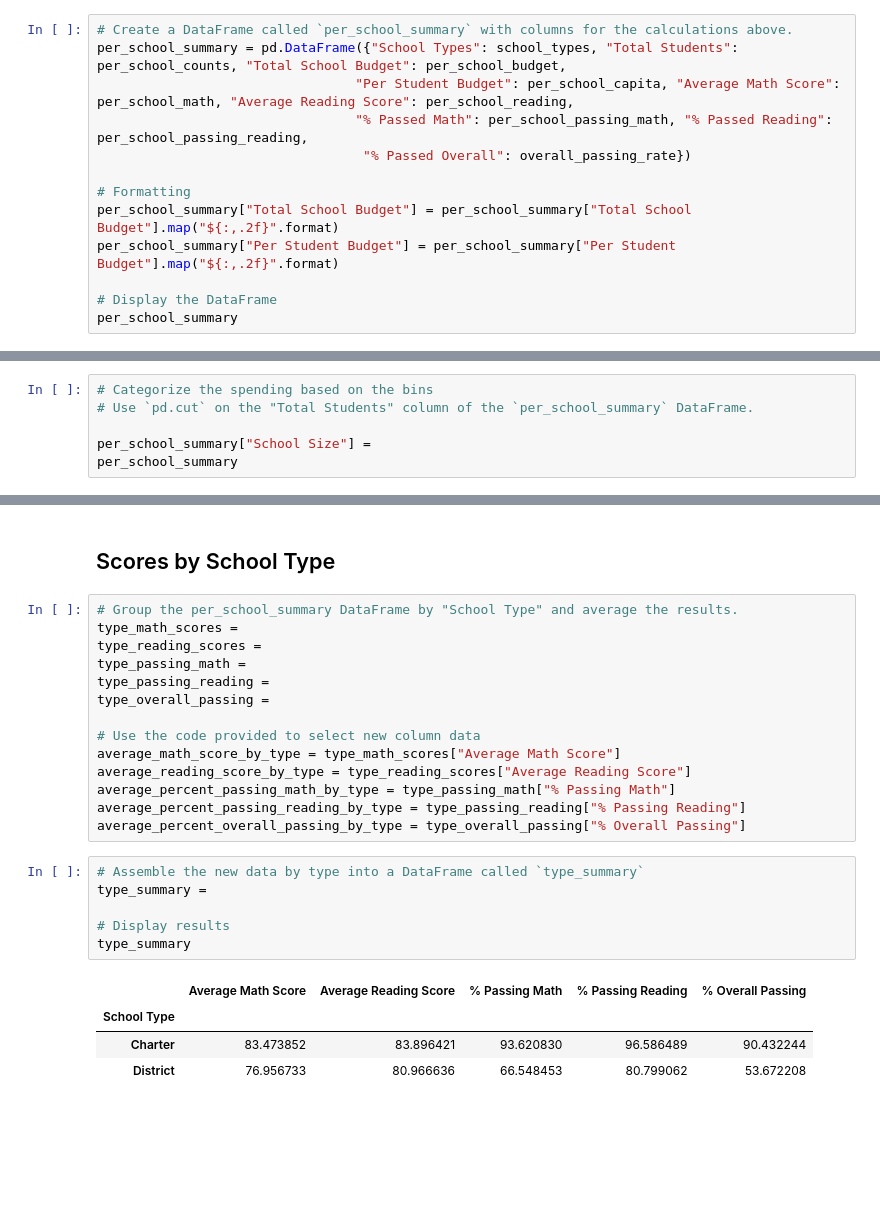
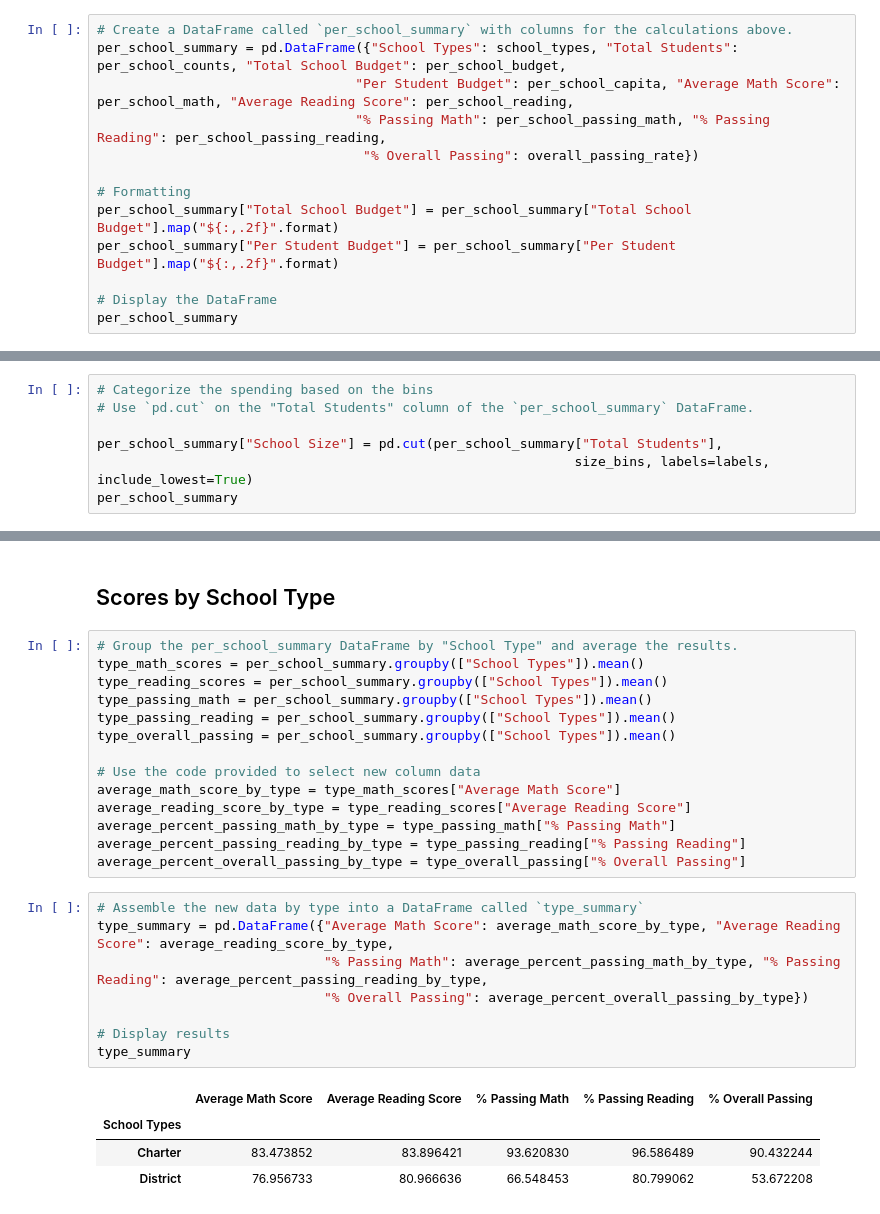
Before and after one commit to atmetz/pandas-challenge, a Jupyter notebook: PyCitySchools/PyCitySchools.ipynb, the cells around one changed output, grey strips where cells are left out. Saved outputs shown, nothing was run; the diff lists cells and outputs as text; blank space fills up the shorter version.

```diff
--- a/PyCitySchools/PyCitySchools.ipynb
+++ b/PyCitySchools/PyCitySchools.ipynb
@@ -258,8 +136,8 @@ Name: student_name, dtype: float64
 # Create a DataFrame called `per_school_summary` with columns for the calculations above.
 per_school_summary = pd.DataFrame({"School Types": school_types, "Total Students": per_school_counts, "Total School Budget": per_school_budget,
                                  "Per Student Budget": per_school_capita, "Average Math Score": per_school_math, "Average Reading Score": per_school_reading,
-                                 "% Passed Math": per_school_passing_math, "% Passed Reading": per_school_passing_reading,
-                                  "% Passed Overall": overall_passing_rate})
+                                 "% Passing Math": per_school_passing_math, "% Passing Reading": per_school_passing_reading,
+                                  "% Overall Passing": overall_passing_rate})
 
 # Formatting
 per_school_summary["Total School Budget"] = per_school_summary["Total School Budget"].map("${:,.2f}".format)
@@ -463,6 +348,7 @@ labels = ["Small (<1000)", "Medium (1000-2000)", "Large (2000-5000)"]
 # Categorize the spending based on the bins
 # Use `pd.cut` on the "Total Students" column of the `per_school_summary` DataFrame.
 
-per_school_summary["School Size"] =
+per_school_summary["School Size"] = pd.cut(per_school_summary["Total Students"],
+                                                             size_bins, labels=labels, include_lowest=True)
 per_school_summary
 # %% [output]
@@ -506,11 +393,11 @@ size_summary
 ## Scores by School Type
 # %%
 # Group the per_school_summary DataFrame by "School Type" and average the results.
-type_math_scores =
-type_reading_scores =
-type_passing_math =
-type_passing_reading =
-type_overall_passing =
+type_math_scores = per_school_summary.groupby(["School Types"]).mean()
+type_reading_scores = per_school_summary.groupby(["School Types"]).mean()
+type_passing_math = per_school_summary.groupby(["School Types"]).mean()
+type_passing_reading = per_school_summary.groupby(["School Types"]).mean()
+type_overall_passing = per_school_summary.groupby(["School Types"]).mean()
 
 # Use the code provided to select new column data
 average_math_score_by_type = type_math_scores["Average Math Score"]
@@ -520,12 +407,14 @@ average_percent_passing_reading_by_type = type_passing_reading["% Passing Readin
 average_percent_overall_passing_by_type = type_overall_passing["% Overall Passing"]
 # %%
 # Assemble the new data by type into a DataFrame called `type_summary`
-type_summary =
+type_summary = pd.DataFrame({"Average Math Score": average_math_score_by_type, "Average Reading Score": average_reading_score_by_type,
+                             "% Passing Math": average_percent_passing_math_by_type, "% Passing Reading": average_percent_passing_reading_by_type,
+                             "% Overall Passing": average_percent_overall_passing_by_type})
 
 # Display results
 type_summary
 # %% [output]
 |  | Average Math Score | Average Reading Score | % Passing Math | % Passing Reading | % Overall Passing |
-| School Type |  |  |  |  |  |
+| School Types |  |  |  |  |  |
 | Charter | 83.473852 | 83.896421 | 93.620830 | 96.586489 | 90.432244 |
 | District | 76.956733 | 80.966636 | 66.548453 | 80.799062 | 53.672208 |
```
Also changed, not shown: parts of 19 cells of this notebook, 1 other file.
